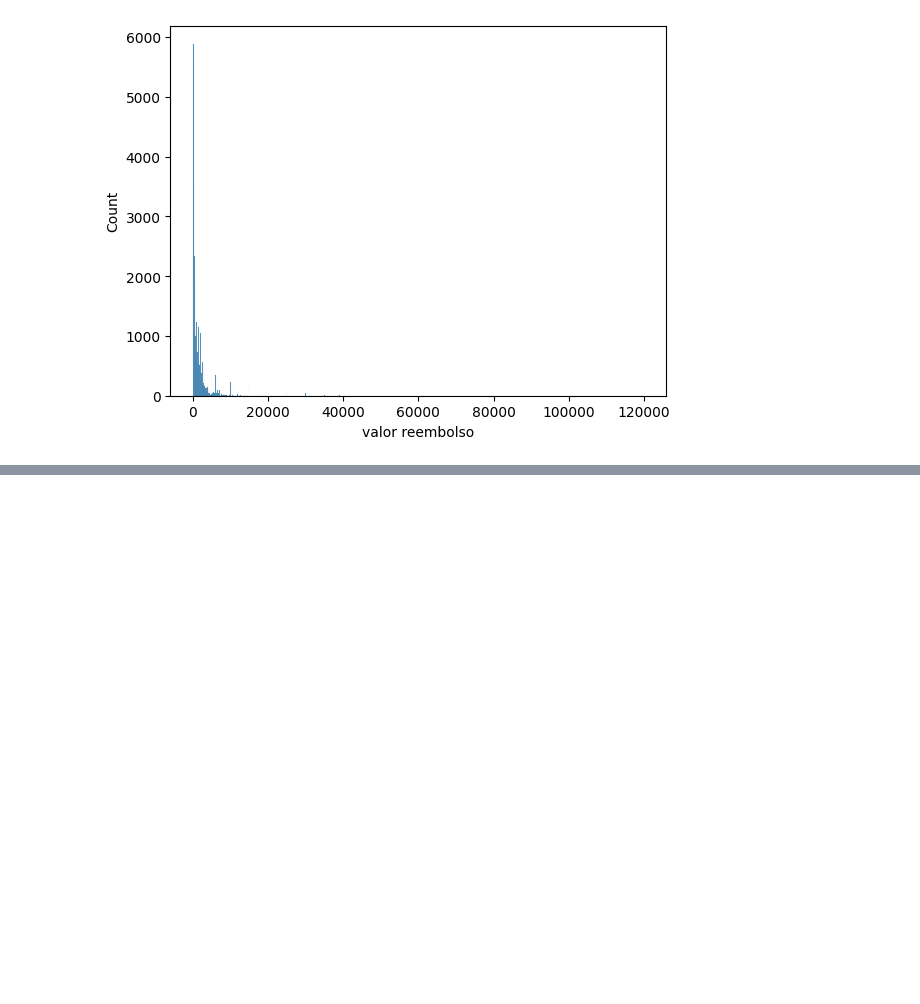
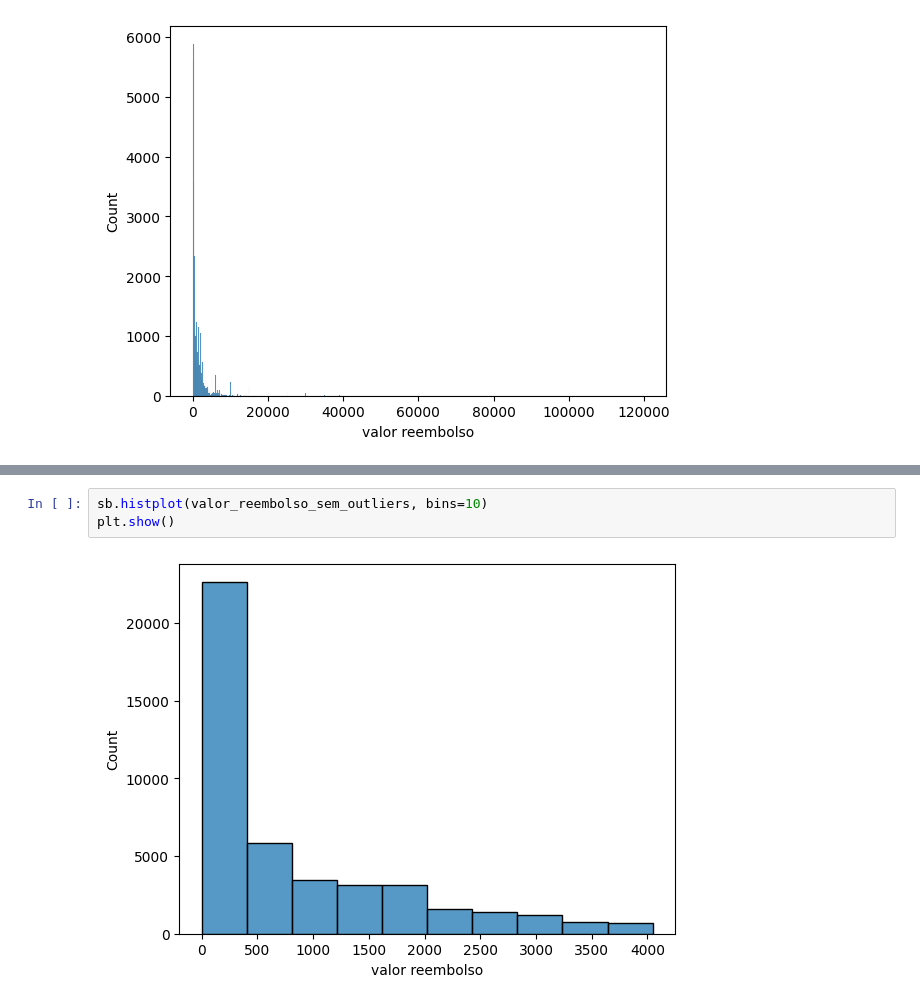
Before and after one commit to jeniferGoncalvesDaSilvaDev/7daysofcode-ds-alura2, a Jupyter notebook: desafio_7daysofcode_ds_alura.ipynb, the cells around one changed output, grey strips where cells are left out. Drawn from its saved outputs; the diff is of its cells as text; blank space fills up the shorter version.

```diff
--- a/desafio_7daysofcode_ds_alura.ipynb
+++ b/desafio_7daysofcode_ds_alura.ipynb
@@ -582,0 +636,5 @@ plt.show()
+# %%
+sb.histplot(valor_reembolso_sem_outliers, bins=10)
+plt.show()
+# %% [output]
+[figure, added]
```
Also changed, not shown: parts of 10 cells of this notebook.
